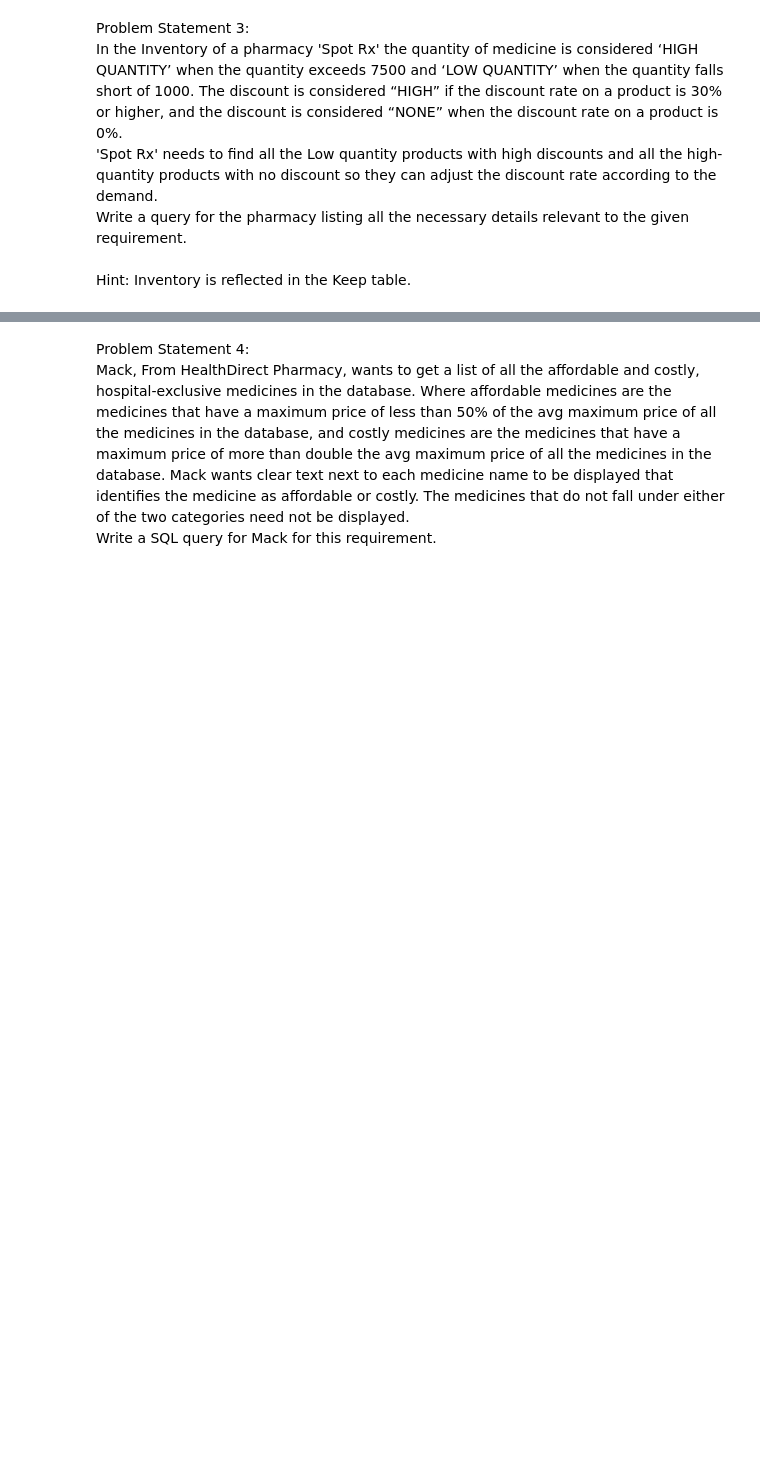
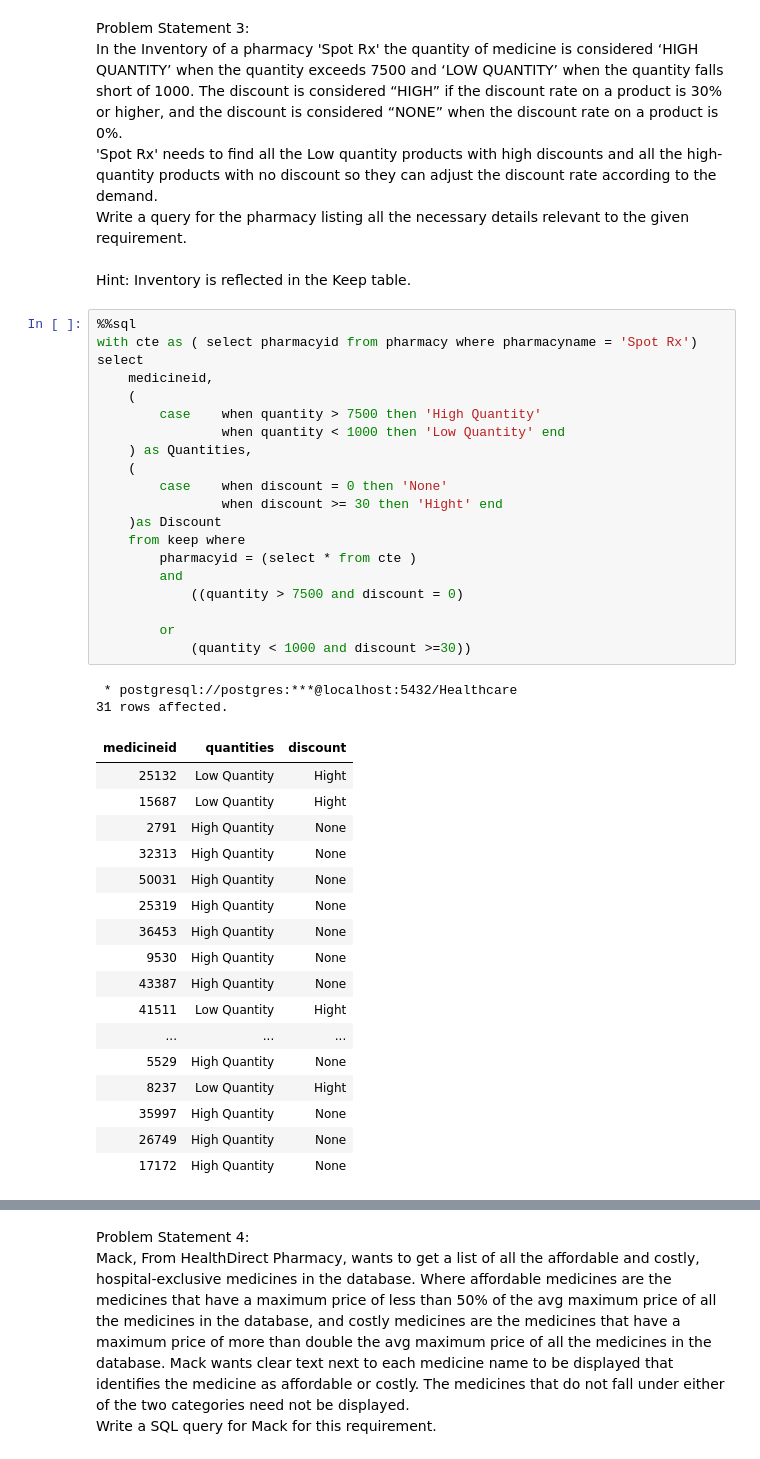
Before and after one commit to msb73/FS, a Jupyter notebook: Project Healthcare4 SQL CASE expression.ipynb, the cells around one changed output, grey strips where cells are left out. Cells and saved outputs as stored; diff of their text form; blank space fills up the shorter version.

```diff
--- a/Project Healthcare4 SQL CASE expression.ipynb
+++ b/Project Healthcare4 SQL CASE expression.ipynb
@@ -38,3 +119,43 @@ In the Inventory of a pharmacy 'Spot Rx' the quantity of medicine is considered
 Write a query for the pharmacy listing all the necessary details relevant to the given requirement.<br>
 <br>
 Hint: Inventory is reflected in the Keep table.
+# %%
+%%sql
+with cte as ( select pharmacyid from pharmacy where pharmacyname = 'Spot Rx')
+select
+    medicineid,
+    (
+        case    when quantity > 7500 then 'High Quantity'
+                when quantity < 1000 then 'Low Quantity' end
+    ) as Quantities,
+    (
+        case    when discount = 0 then 'None'
+                when discount >= 30 then 'Hight' end
+    )as Discount
+    from keep where
+        pharmacyid = (select * from cte )
+        and
+            ((quantity > 7500 and discount = 0)
+
+        or
+            (quantity < 1000 and discount >=30))
+# %% [output]
+ * postgresql://postgres:***@localhost:5432/Healthcare
+31 rows affected.
+| medicineid | quantities | discount |
+| 25132 | Low Quantity | Hight |
+| 15687 | Low Quantity | Hight |
+| 2791 | High Quantity | None |
+| 32313 | High Quantity | None |
+| 50031 | High Quantity | None |
+| 25319 | High Quantity | None |
+| 36453 | High Quantity | None |
+| 9530 | High Quantity | None |
+| 43387 | High Quantity | None |
+| 41511 | Low Quantity | Hight |
+| ... | ... | ... |
+| 5529 | High Quantity | None |
+| 8237 | Low Quantity | Hight |
+| 35997 | High Quantity | None |
+| 26749 | High Quantity | None |
+| 17172 | High Quantity | None |
```
Also changed, not shown: parts of 5 cells of this notebook, 33 other files.
